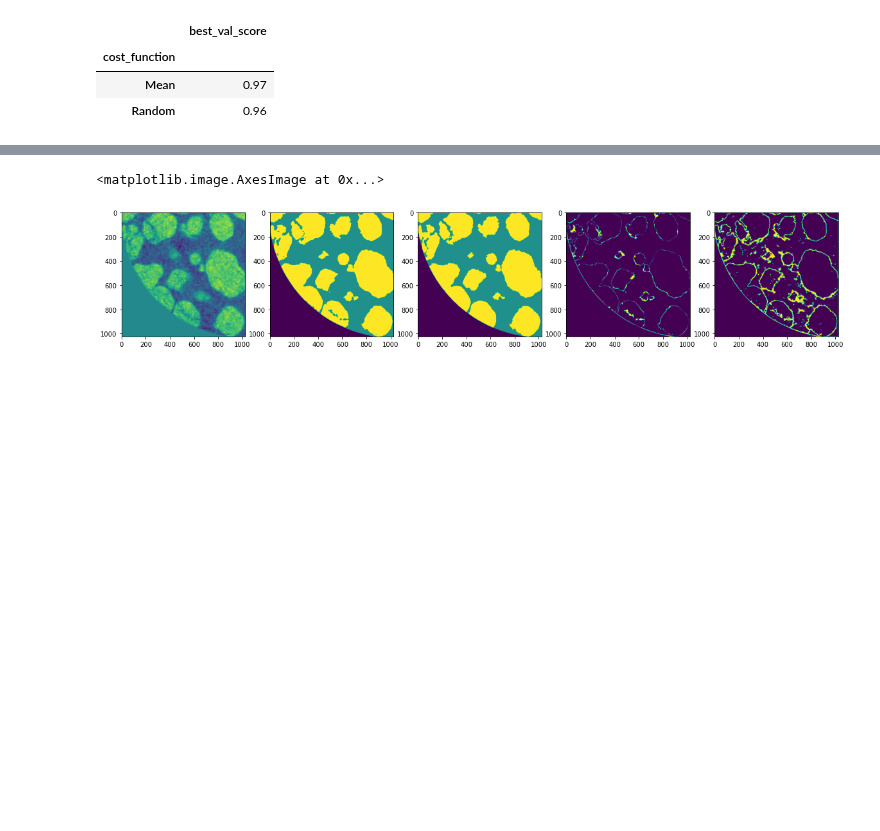
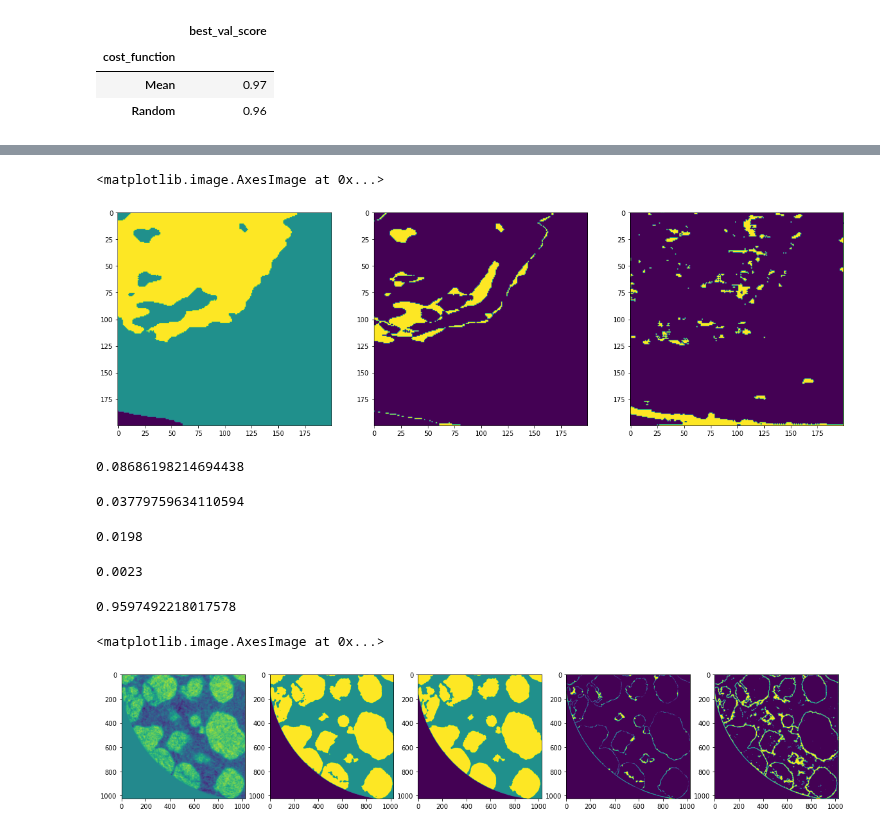
Before and after one commit to laura-rieger/segmenter, a Jupyter notebook: notebooks/Results.ipynb, the cells around one changed output, grey strips where cells are left out. Cells and saved outputs as stored; diff of their text form; code cells hidden in the pictures; blank space fills up the shorter version.

```diff
--- a/notebooks/Results.ipynb
+++ b/notebooks/Results.ipynb
@@ -126,0 +126,33 @@ with torch.no_grad():
+# %%
+std_large = output.std(axis=0)<np.quantile(output.std(axis=0), .02)
+
+fig, axes = plt.subplots(ncols = 3, figsize = (20,8))
+# axes[0].imshow(x[img_idx,2])
+axes[0].imshow(np.argmax(output, axis=0)[-200:,-200:])
+# axes[2].imshow(show_img)
+axes[1].imshow((y[img_idx] !=np.argmax(output, axis=0) )[-200:,-200:])
+
+axes[2].imshow(std_large[-200:,-200:])
+# %% [output]
+<matplotlib.image.AxesImage at 0x...>
+[figure, added]
+# %%
+(y[img_idx] !=np.argmax(output, axis=0))[np.where(std_large)].mean()
+# %% [output]
+0.08686198214694438
+# %%
+(y[img_idx] !=np.argmax(output, axis=0))[np.where(1-std_large)].mean()
+# %% [output]
+0.03779759634110594
+# %%
+.99*.02
+# %% [output]
+0.0198
+# %%
+.01*.23
+# %% [output]
+0.0023
+# %%
+(y[img_idx] ==np.argmax(output, axis=0)).mean()
+# %% [output]
+0.9597492218017578
```
Also changed, not shown: parts of 15 cells of this notebook, 7 other files.
